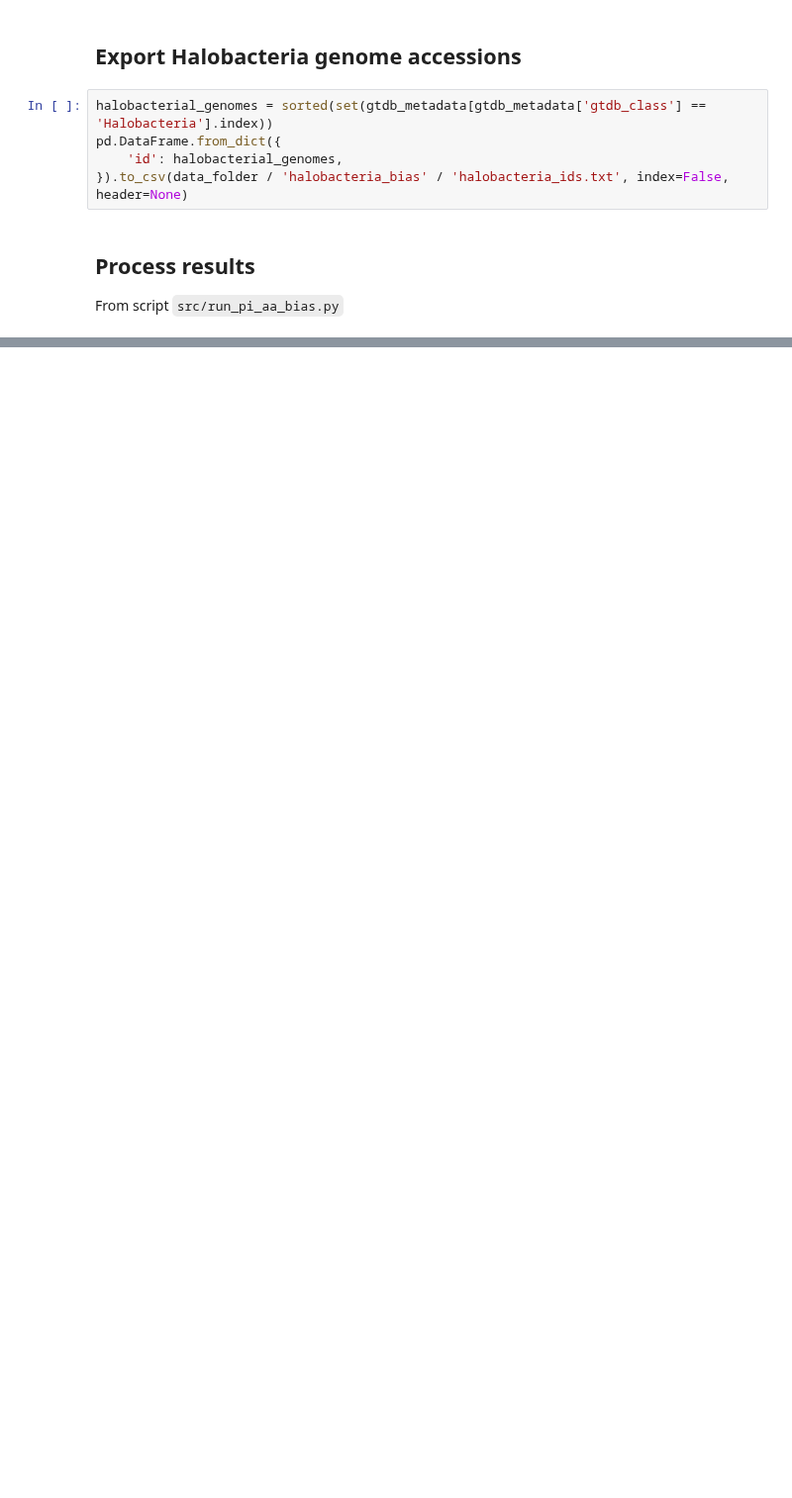
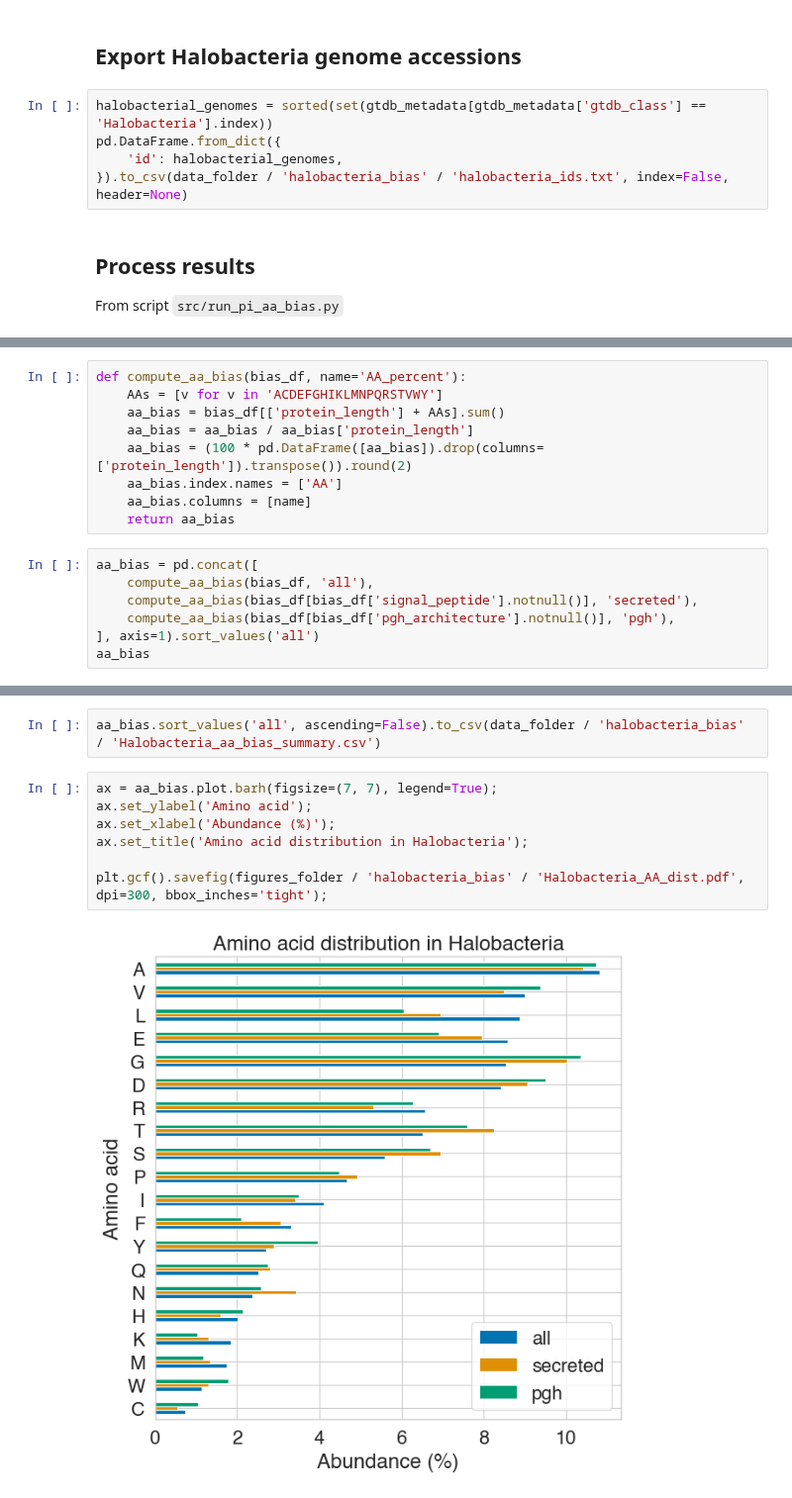
Before and after one commit to srom/archaea-vs-bacteria, a Jupyter notebook: notebook/halobacteria_bias.ipynb, the cells around one changed output, grey strips where cells are left out. Shown at 99% size. Saved outputs shown, nothing was run; the diff lists cells and outputs as text; blank space fills up the shorter version.

```diff
--- a/notebook/halobacteria_bias.ipynb
+++ b/notebook/halobacteria_bias.ipynb
@@ -39,0 +104,16 @@ From script `src/run_pi_aa_bias.py`
+# %%
+def compute_aa_bias(bias_df, name='AA_percent'):
+    AAs = [v for v in 'ACDEFGHIKLMNPQRSTVWY']
+    aa_bias = bias_df[['protein_length'] + AAs].sum()
+    aa_bias = aa_bias / aa_bias['protein_length']
+    aa_bias = (100 * pd.DataFrame([aa_bias]).drop(columns=['protein_length']).transpose()).round(2)
+    aa_bias.index.names = ['AA']
+    aa_bias.columns = [name]
+    return aa_bias
+# %%
+aa_bias = pd.concat([
+    compute_aa_bias(bias_df, 'all'),
+    compute_aa_bias(bias_df[bias_df['signal_peptide'].notnull()], 'secreted'),
+    compute_aa_bias(bias_df[bias_df['pgh_architecture'].notnull()], 'pgh'),
+], axis=1).sort_values('all')
+aa_bias
@@ -39,0 +139,11 @@ From script `src/run_pi_aa_bias.py`
+# %%
+aa_bias.sort_values('all', ascending=False).to_csv(data_folder / 'halobacteria_bias' / 'Halobacteria_aa_bias_summary.csv')
+# %%
+ax = aa_bias.plot.barh(figsize=(7, 7), legend=True);
+ax.set_ylabel('Amino acid');
+ax.set_xlabel('Abundance (%)');
+ax.set_title('Amino acid distribution in Halobacteria');
+
+plt.gcf().savefig(figures_folder / 'halobacteria_bias' / 'Halobacteria_AA_dist.pdf', dpi=300, bbox_inches='tight');
+# %% [output]
+[figure, added]
```
Also changed, not shown: parts of 8 cells of this notebook, 3 other files.
